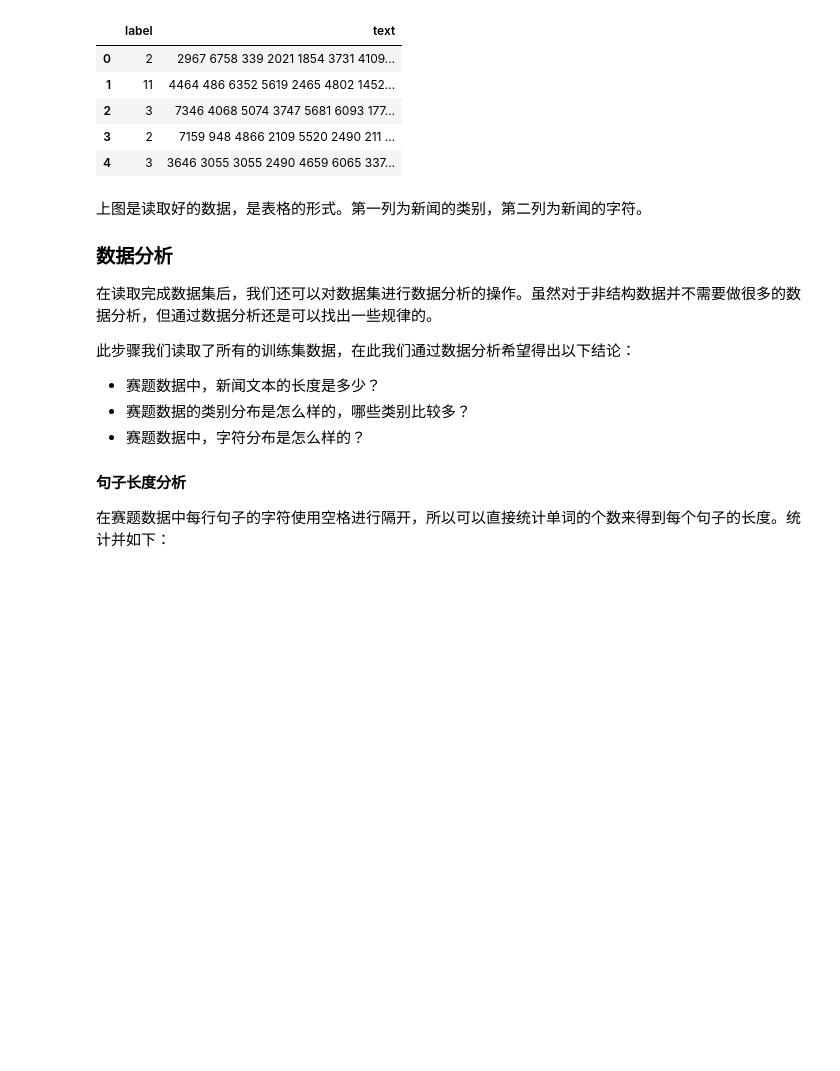
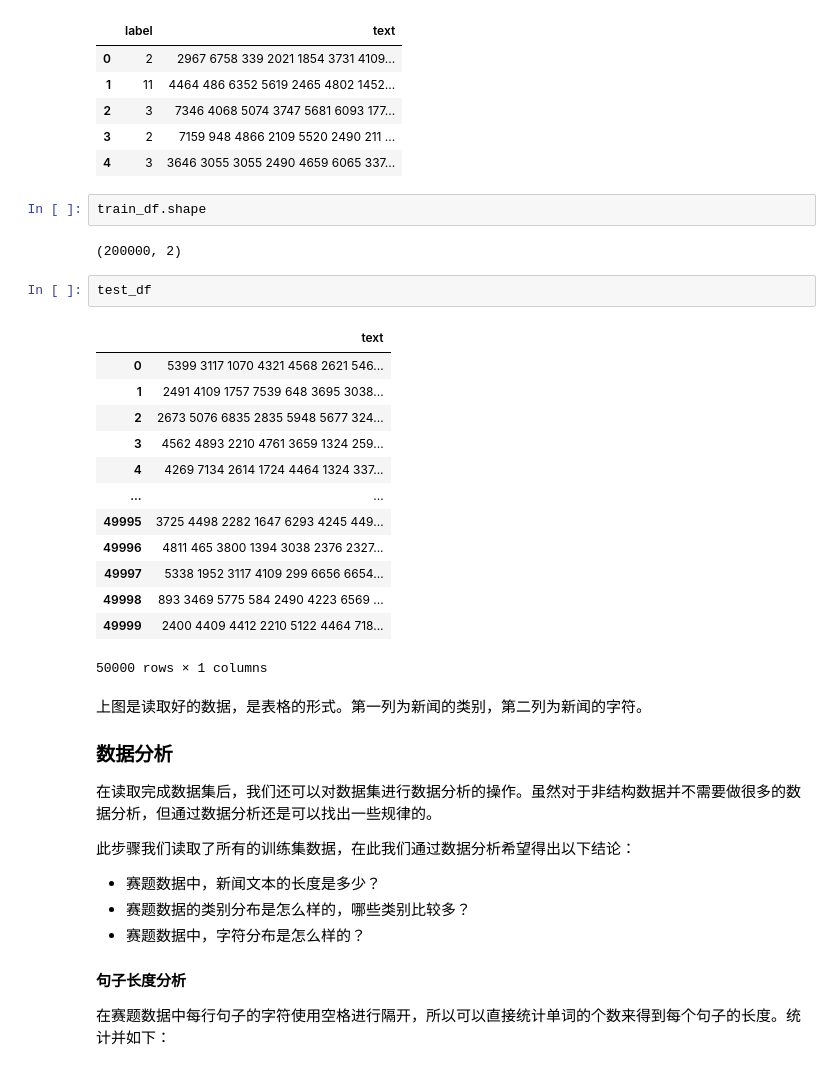
Before and after one commit to elsieyin/TC_NLP, a Jupyter notebook: Task2 数据读取与数据分析.ipynb, the cells around one changed output. Cells and saved outputs as stored; diff of their text form; blank space fills up the shorter version.

```diff
--- a/Task2 数据读取与数据分析.ipynb
+++ b/Task2 数据读取与数据分析.ipynb
@@ -32,6 +34,26 @@ train_df.head()
 | 2 | 3 | 7346 4068 5074 3747 5681 6093 177... |
 | 3 | 2 | 7159 948 4866 2109 5520 2490 211 ... |
 | 4 | 3 | 3646 3055 3055 2490 4659 6065 337... |
+# %%
+train_df.shape
+# %% [output]
+(200000, 2)
+# %%
+test_df
+# %% [output]
+|  | text |
+| 0 | 5399 3117 1070 4321 4568 2621 546... |
+| 1 | 2491 4109 1757 7539 648 3695 3038... |
+| 2 | 2673 5076 6835 2835 5948 5677 324... |
+| 3 | 4562 4893 2210 4761 3659 1324 259... |
+| 4 | 4269 7134 2614 1724 4464 1324 337... |
+| ... | ... |
+| 49995 | 3725 4498 2282 1647 6293 4245 449... |
+| 49996 | 4811 465 3800 1394 3038 2376 2327... |
+| 49997 | 5338 1952 3117 4109 299 6656 6654... |
+| 49998 | 893 3469 5775 584 2490 4223 6569 ... |
+| 49999 | 2400 4409 4412 2210 5122 4464 718... |
+50000 rows × 1 columns
 # %% [markdown]
 上图是读取好的数据，是表格的形式。第一列为新闻的类别，第二列为新闻的字符。
 
```
Also changed, not shown: parts of 17 cells of this notebook, 1 other file.
